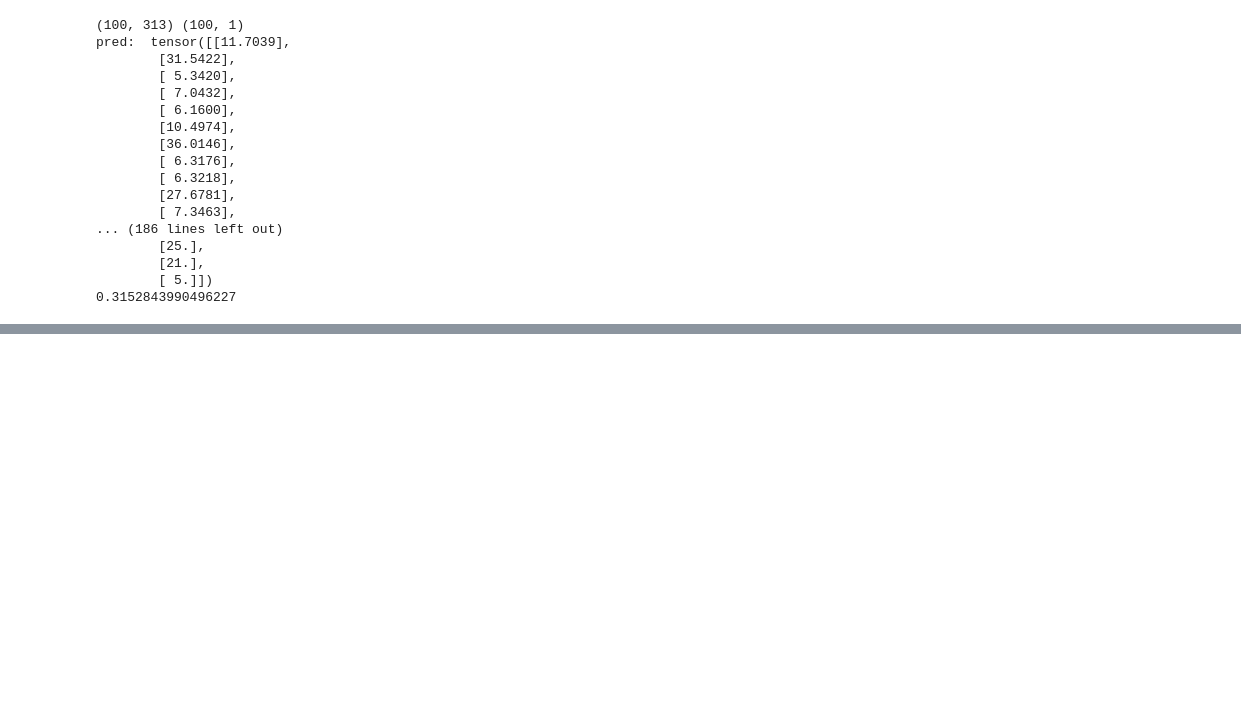
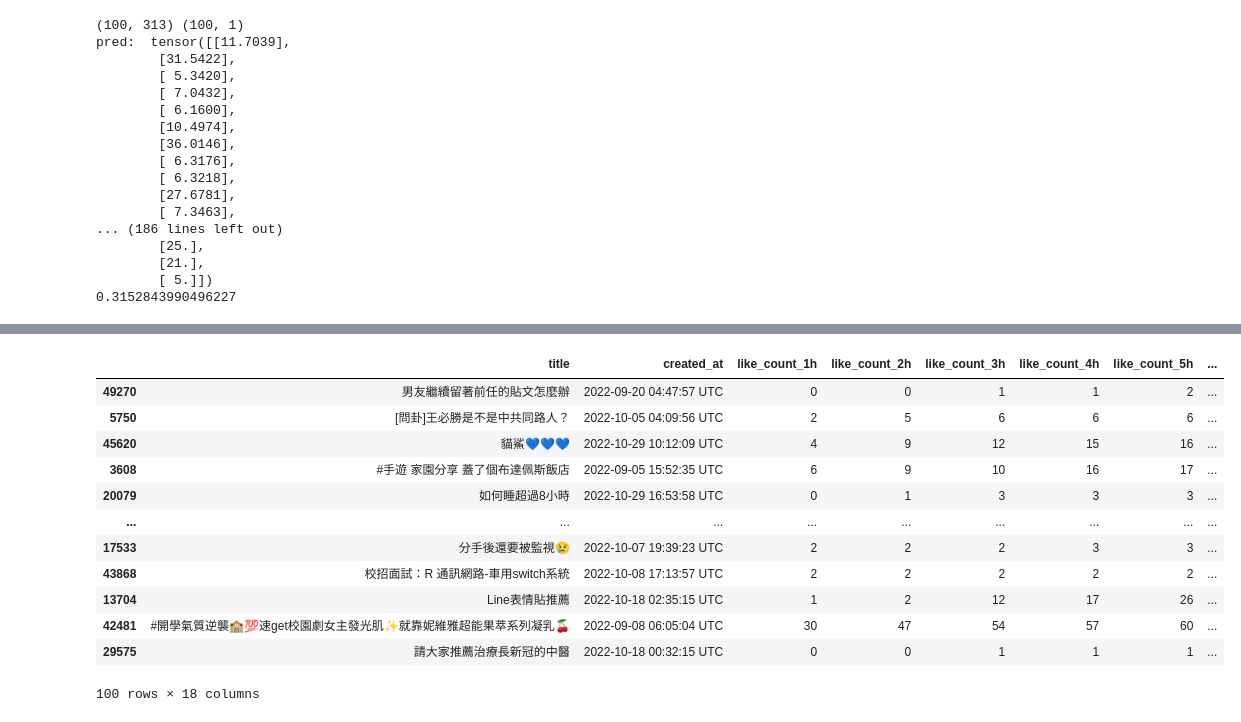
Before and after one commit to wazenmai/Guess_Like_Count_24h, a Jupyter notebook: Hope.ipynb, the cells around one changed output, grey strips where cells are left out. Cells and saved outputs as stored; diff of their text form; code cells hidden in the pictures; blank space fills up the shorter version.

```diff
--- a/Hope.ipynb
+++ b/Hope.ipynb
@@ -607,0 +615,3 @@ pred:  tensor([[11.7039],
+# %%
+import random
+sample = train_df.sample(n=100)
@@ -607,0 +652,16 @@ pred:  tensor([[11.7039],
+# %%
+sample
+# %% [output]
+|  | title | created_at | like_count_1h | like_count_2h | like_count_3h | like_count_4h | like_count_5h | ... |
+| 49270 | 男友繼續留著前任的貼文怎麼辦 | 2022-09-20 04:47:57 UTC | 0 | 0 | 1 | 1 | 2 | ... |
+| 5750 | [問卦]王必勝是不是中共同路人？ | 2022-10-05 04:09:56 UTC | 2 | 5 | 6 | 6 | 6 | ... |
+| 45620 | 貓鯊💙💙💙 | 2022-10-29 10:12:09 UTC | 4 | 9 | 12 | 15 | 16 | ... |
+| 3608 | #手遊 家園分享 蓋了個布達佩斯飯店 | 2022-09-05 15:52:35 UTC | 6 | 9 | 10 | 16 | 17 | ... |
+| 20079 | 如何睡超過8小時 | 2022-10-29 16:53:58 UTC | 0 | 1 | 3 | 3 | 3 | ... |
+| ... | ... | ... | ... | ... | ... | ... | ... | ... |
+| 17533 | 分手後還要被監視😢 | 2022-10-07 19:39:23 UTC | 2 | 2 | 2 | 3 | 3 | ... |
+| 43868 | 校招面試：R 通訊網路-車用switch系統 | 2022-10-08 17:13:57 UTC | 2 | 2 | 2 | 2 | 2 | ... |
+| 13704 | Line表情貼推薦 | 2022-10-18 02:35:15 UTC | 1 | 2 | 12 | 17 | 26 | ... |
+| 42481 | #開學氣質逆襲🏫💯速get校園劇女主發光肌✨就靠妮維雅超能果萃系列凝乳🍒 | 2022-09-08 06:05:04 UTC | 30 | 47 | 54 | 57 | 60 | ... |
+| 29575 | 請大家推薦治療長新冠的中醫 | 2022-10-18 00:32:15 UTC | 0 | 0 | 1 | 1 | 1 | ... |
+100 rows × 18 columns
```
Also changed, not shown: parts of 9 cells of this notebook, 11 other files.
